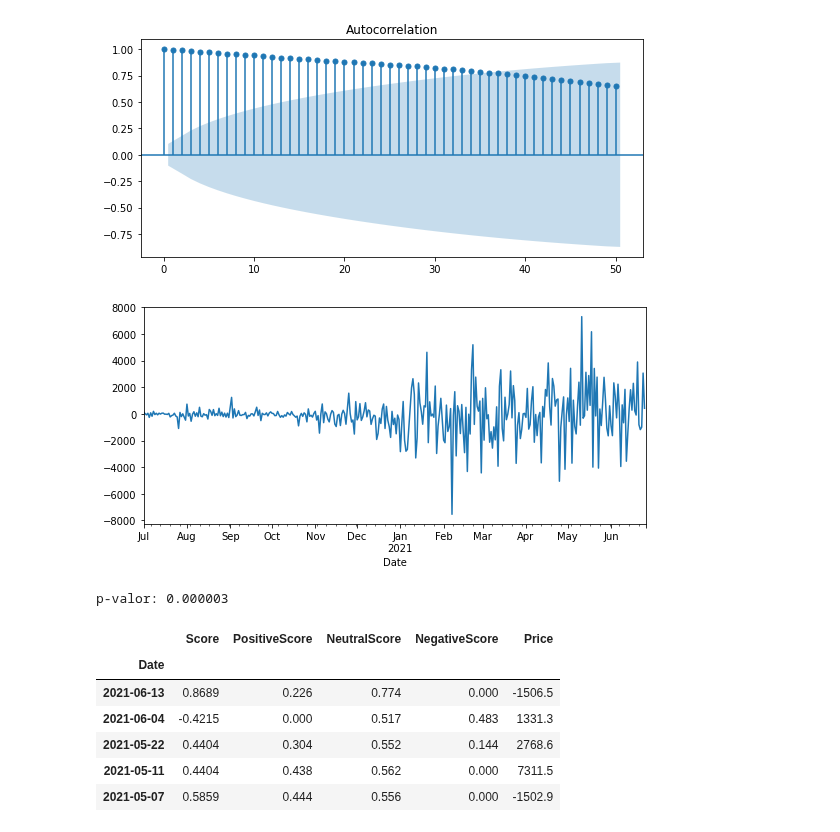
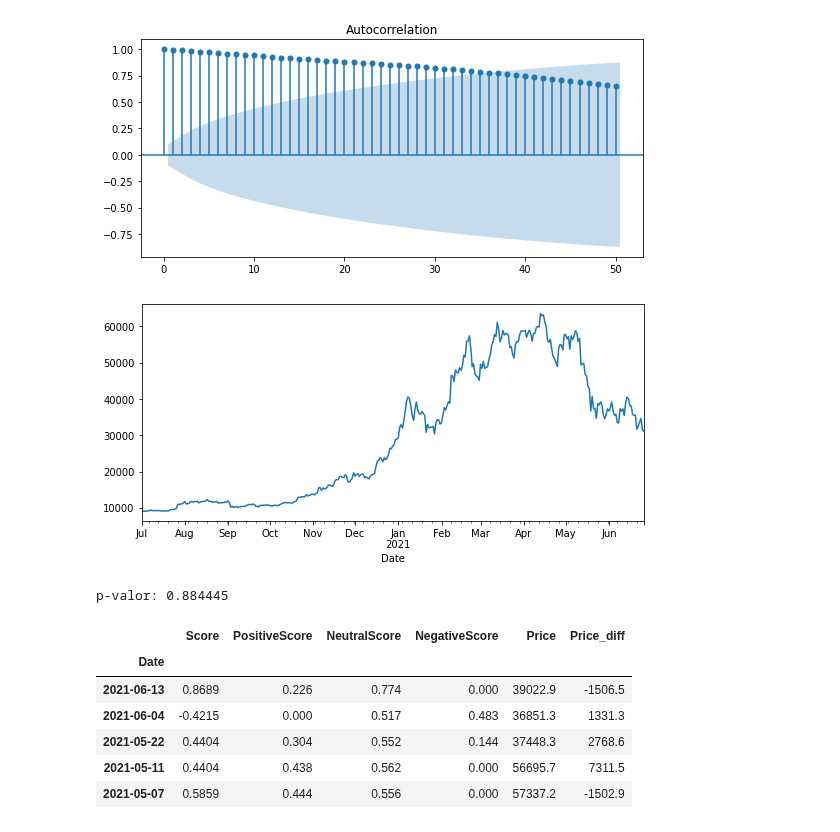
Before and after one commit to prbpedro/tcc_puc, a Jupyter notebook: src/2_pre_processing_btc_historical_data.ipynb, the cells around one changed output. Drawn from its saved outputs; the diff is of its cells as text; code cells hidden in the pictures.

```diff
--- a/src/2_pre_processing_btc_historical_data.ipynb
+++ b/src/2_pre_processing_btc_historical_data.ipynb
@@ -14,7 +14,7 @@ from statsmodels.graphics.tsaplots import plot_acf
 # %%
 # Reading and normalizing csv containing the btc historial prices
 
-btc_df = pd.read_csv("Bitcoin Historical Data - Investing.com.csv", usecols = ['Date','Price'])
+btc_df = pd.read_csv("exported/investing.com/Bitcoin Historical Data - Investing.com.csv", usecols = ['Date','Price'])
 btc_df['Date'] = pd.to_datetime(btc_df['Date'])
 btc_df['Date'] = btc_df['Date'].dt.normalize()
 btc_df = btc_df.reset_index().set_index('Date')
@@ -94,16 +94,16 @@ plt.show()
 # %%
 # Making the series stationary
 
-btc_df['Price'] = btc_df['Price'] - btc_df['Price'].shift(1)
+btc_df['Price_diff'] = btc_df['Price'] - btc_df['Price'].shift(1)
 btc_df['Price'].plot()
 plt.show()
 
 X_diff = btc_df['Price'].dropna().values
 resultado_primeira_diff = adfuller(X_diff)
 print('p-valor: %f' % resultado_primeira_diff[1])
 # %% [output]
-[figure, old version]
+[figure, new version]
-p-valor: 0.000003
+p-valor: 0.884445
 # %%
 # Merging the btc historical price data with the sentimental analisys data
 
@@ -128,10 +128,10 @@ merged.to_csv('btc_value_em_tweets_sentimental_score.csv')
 # %%
 merged.head()
 # %% [output]
-|  | Score | PositiveScore | NeutralScore | NegativeScore | Price |
-| Date |  |  |  |  |  |
-| 2021-06-13 | 0.8689 | 0.226 | 0.774 | 0.000 | -1506.5 |
-| 2021-06-04 | -0.4215 | 0.000 | 0.517 | 0.483 | 1331.3 |
-| 2021-05-22 | 0.4404 | 0.304 | 0.552 | 0.144 | 2768.6 |
-| 2021-05-11 | 0.4404 | 0.438 | 0.562 | 0.000 | 7311.5 |
-| 2021-05-07 | 0.5859 | 0.444 | 0.556 | 0.000 | -1502.9 |
+|  | Score | PositiveScore | NeutralScore | NegativeScore | Price | Price_diff |
+| Date |  |  |  |  |  |  |
+| 2021-06-13 | 0.8689 | 0.226 | 0.774 | 0.000 | 39022.9 | -1506.5 |
+| 2021-06-04 | -0.4215 | 0.000 | 0.517 | 0.483 | 36851.3 | 1331.3 |
+| 2021-05-22 | 0.4404 | 0.304 | 0.552 | 0.144 | 37448.3 | 2768.6 |
+| 2021-05-11 | 0.4404 | 0.438 | 0.562 | 0.000 | 56695.7 | 7311.5 |
+| 2021-05-07 | 0.5859 | 0.444 | 0.556 | 0.000 | 57337.2 | -1502.9 |
```
Also changed, not shown: parts of 1 cell of this notebook, 20 other files.
